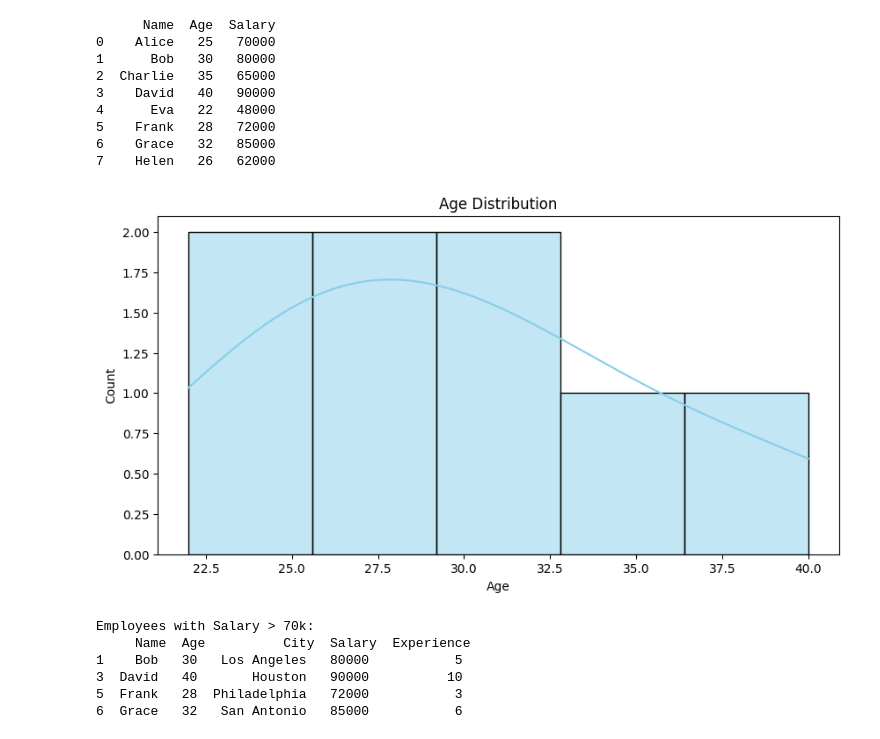
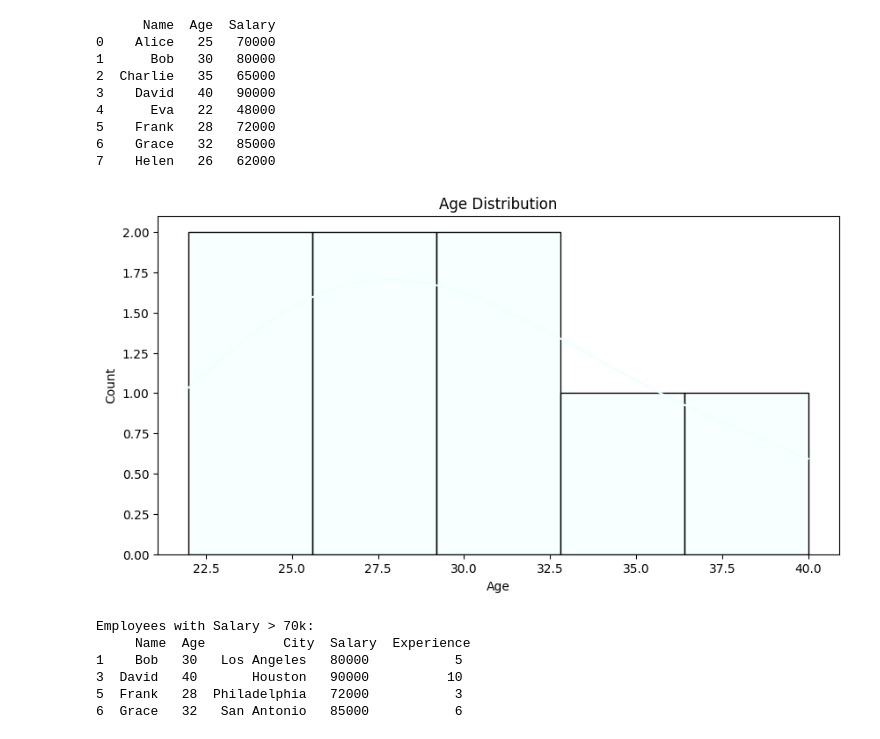
Before and after one commit to ash322ash422/tut_pandas_numpy, a Jupyter notebook: tut_pandas_1.ipynb, the cells around one changed output. Saved outputs shown, nothing was run; the diff lists cells and outputs as text; code cells hidden in the pictures.

```diff
--- a/tut_pandas_1.ipynb
+++ b/tut_pandas_1.ipynb
@@ -83,13 +85,16 @@ print(df[['Name','Age','Salary']])
 # %%
 # Visualization
 plt.figure(figsize=(10, 5))
-sns.histplot(df['Age'], bins=5, kde=True, color='skyblue')
+
+xpoints = df['Age']
+sns.histplot(xpoints, bins=5, kde=True, color='azure')
+
 plt.title("Age Distribution")
 plt.xlabel("Age")
 plt.ylabel("Count")
 plt.show()
 # %% [output]
-[figure, old version]
+[figure, new version]
 # %%
 # Filtering Data
 high_salary = df[df['Salary'] > 70000]
```
Also changed, not shown: parts of 6 cells of this notebook, 2 other files.
